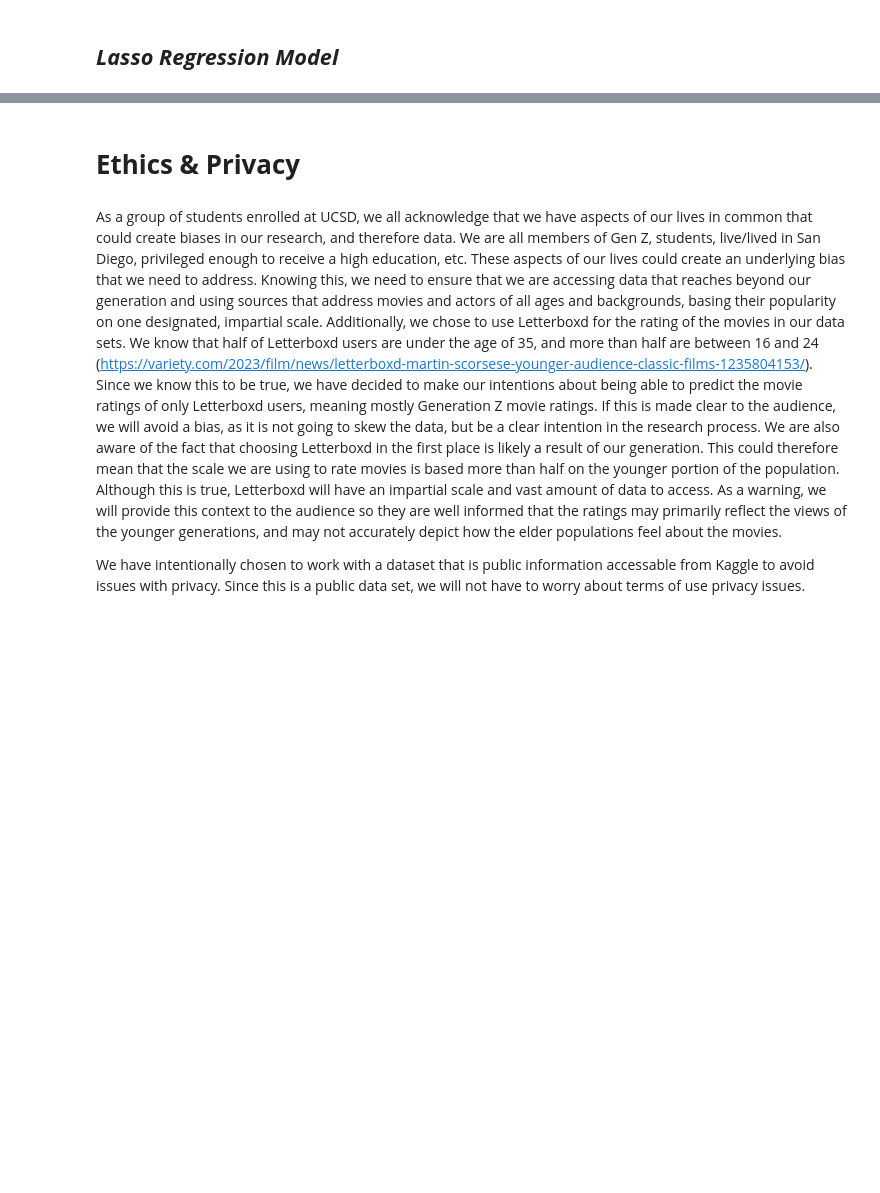
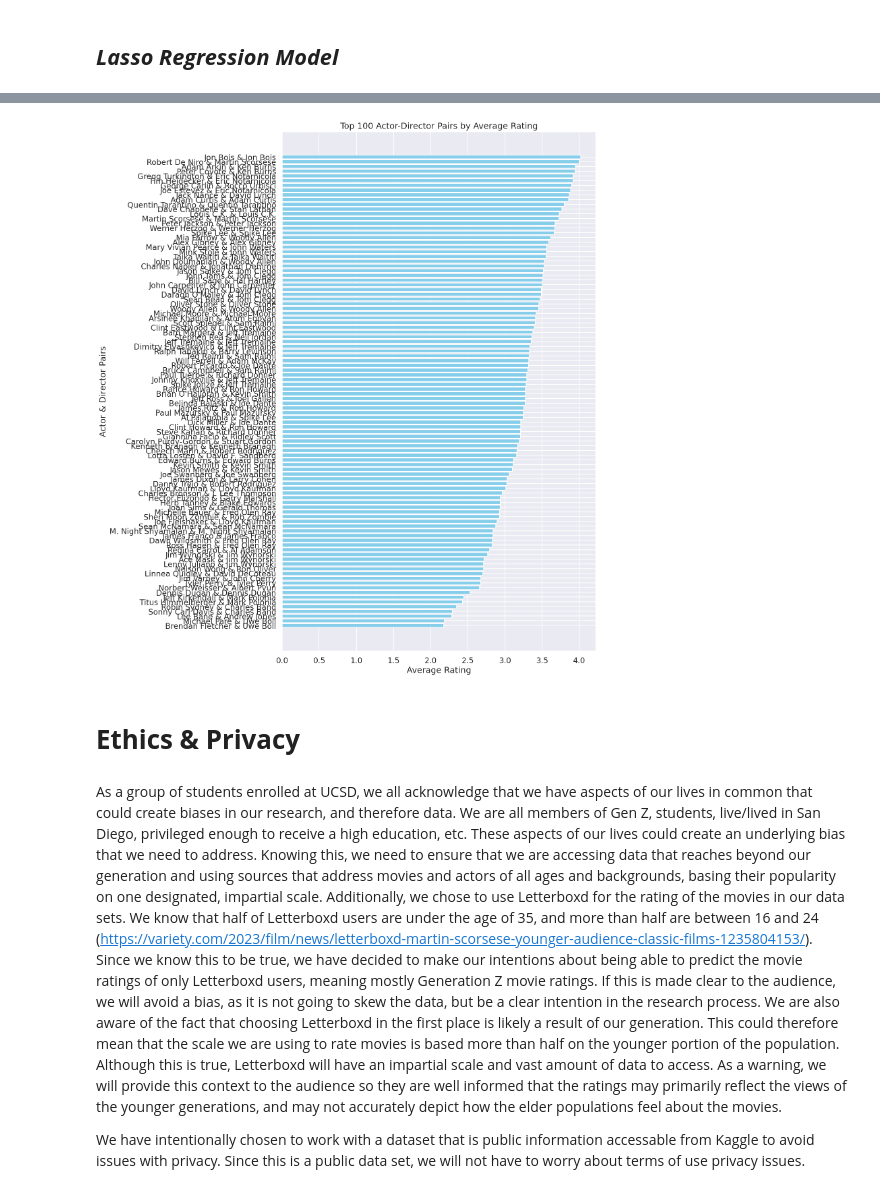
Before and after one commit to COGS108/Group080_WI24, a Jupyter notebook: EDACheckpoint_Group080_WI24.ipynb, the cells around one changed output, grey strips where cells are left out. Drawn from its saved outputs; the diff is of its cells as text; code cells hidden in the pictures; blank space fills up the shorter version.

```diff
--- a/EDACheckpoint_Group080_WI24.ipynb
+++ b/EDACheckpoint_Group080_WI24.ipynb
@@ -861,0 +937,6 @@ Right now, it seems like the common regression models all give out similar Mean
+# %%
+# Filter movies that include 'Music'and 'Animation' genres
+required_genres = {'Music', 'Animation'}
+mask = data['genre'].apply(lambda genres: any(genre in genres for genre in required_genres))
+filtered_movies = data[mask]
+filtered_movies
@@ -861,0 +957,15 @@ Right now, it seems like the common regression models all give out similar Mean
+# %%
+# Delete movies that have genre of 'Music' or 'Animation'
+mask_to_delete = ~mask
+data = data[mask_to_delete]
+# %%
+# Create the actor-director list and calculate the average rating, also count how many time they collaborated
+data_copy = data.copy()
+data_copy['actors'] = data_copy['actors'].apply(lambda x: ast.literal_eval(x) if isinstance(x, str) else x)
+data_copy['director'] = data_copy['director'].apply(lambda x: ast.literal_eval(x) if isinstance(x, str) else x)
+
+data_exploded = data_copy.explode('actors').explode('director')
+grouped = data_exploded.groupby(['actors', 'director'])
+grouped_ratings = grouped['rating'].agg(['mean', 'count']).reset_index()
+grouped_ratings = grouped_ratings.rename(columns={'count': 'collaboration'})
+grouped_ratings.head(6)
@@ -861,0 +998,4 @@ Right now, it seems like the common regression models all give out similar Mean
+# %%
+# find the number of collaborations more than 1
+more_than_one_collaboration = grouped_ratings[grouped_ratings['collaboration'] > 1]
+more_than_one_collaboration
@@ -862,3 +1032,19 @@ Right now, it seems like the common regression models all give out similar Mean
+# %%
+# Visualizing of rating of top 100 actor-director pairs that at least collabrated once
+top_100_collaborations = more_than_one_collaboration.nlargest(100, 'collaboration')
+top_100_sorted_by_rating = top_100_collaborations.sort_values(by='mean', ascending=False)
+plt.figure(figsize=(12, 20))
+plt.barh(top_100_sorted_by_rating['actors'] + ' & ' + top_100_sorted_by_rating['director'],
+         top_100_sorted_by_rating['mean'], color='skyblue')
+plt.xlabel('Average Rating')
+plt.ylabel('Actor & Director Pairs')
+plt.title('Top 100 Actor-Director Pairs by Average Rating')
+plt.gca().invert_yaxis()
+plt.yticks(rotation=0)
+
+plt.show()
+# %% [output]
+[figure, added]
 # %% [markdown]
 # **Ethics & Privacy**
 # %% [markdown]
```
Also changed, not shown: parts of 25 cells of this notebook.
